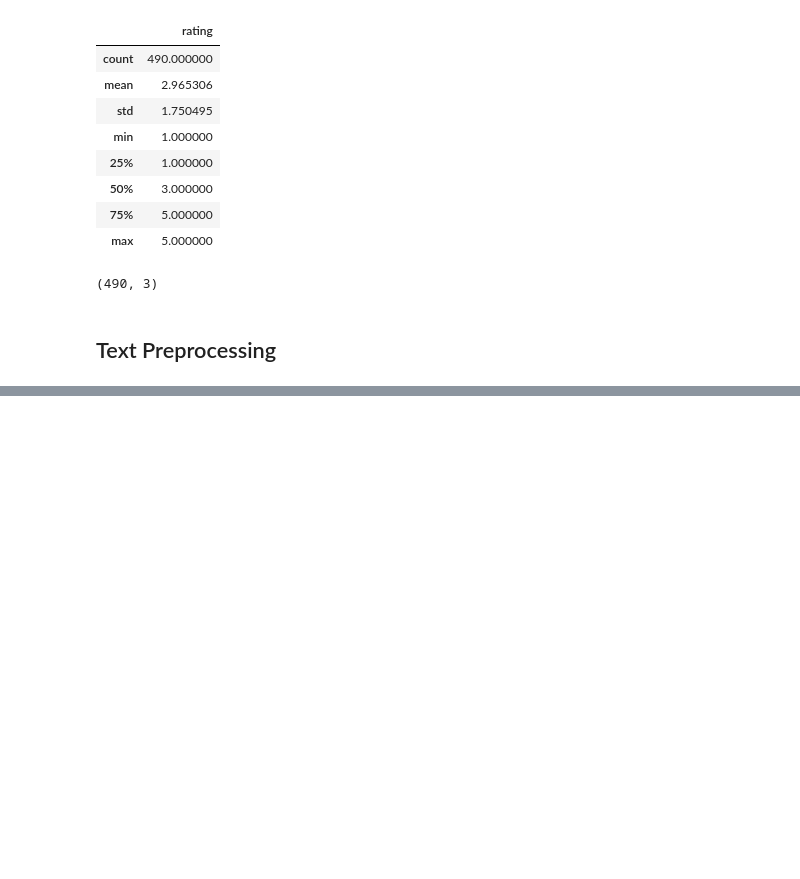
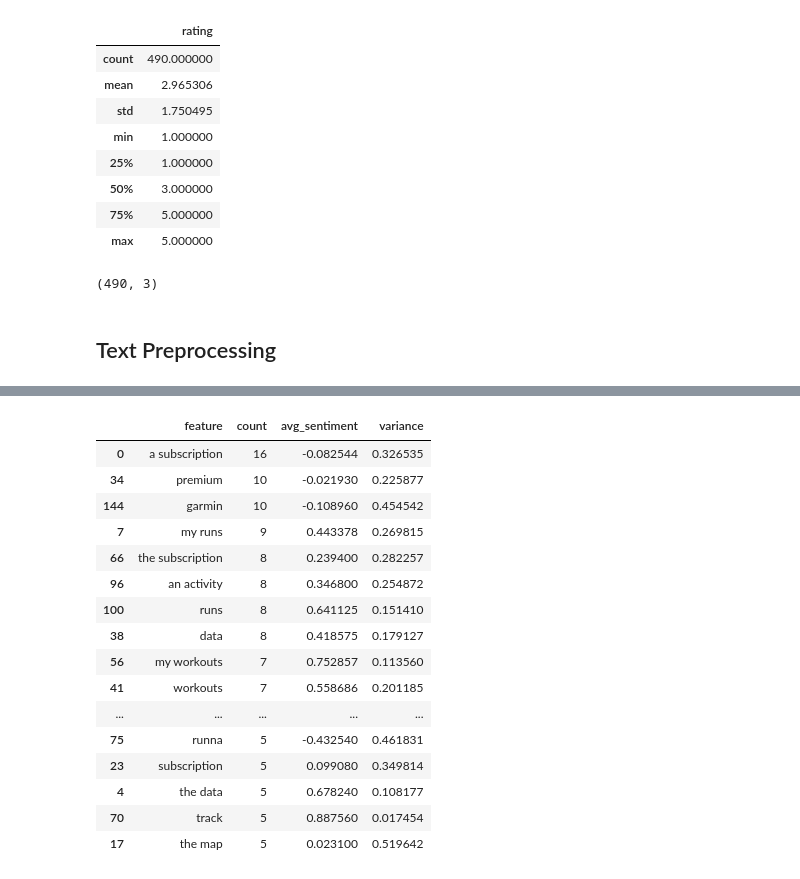
Before and after one commit to geoffreycloud/ios-app-review-insights, a Jupyter notebook: Sentiment_Analysis_FE.ipynb, the cells around one changed output, grey strips where cells are left out. Cells and saved outputs as stored; diff of their text form; code cells hidden in the pictures; blank space fills up the shorter version.

```diff
--- a/Sentiment_Analysis_FE.ipynb
+++ b/Sentiment_Analysis_FE.ipynb
@@ -52,0 +119,7 @@ ModuleNotFoundError: No module named 'urllib3.packages.six.moves'
+# %%
+from vaderSentiment.vaderSentiment import SentimentIntensityAnalyzer
+
+analyzer = SentimentIntensityAnalyzer()
+
+def get_sentiment(text):
+    return analyzer.polarity_scores(text)["compound"]
@@ -52,0 +218,20 @@ ModuleNotFoundError: No module named 'urllib3.packages.six.moves'
+# %%
+feature_df.sort_values("count", ascending=False).head(20)
+# %% [output]
+|  | feature | count | avg_sentiment | variance |
+| 0 | a subscription | 16 | -0.082544 | 0.326535 |
+| 34 | premium | 10 | -0.021930 | 0.225877 |
+| 144 | garmin | 10 | -0.108960 | 0.454542 |
+| 7 | my runs | 9 | 0.443378 | 0.269815 |
+| 66 | the subscription | 8 | 0.239400 | 0.282257 |
+| 96 | an activity | 8 | 0.346800 | 0.254872 |
+| 100 | runs | 8 | 0.641125 | 0.151410 |
+| 38 | data | 8 | 0.418575 | 0.179127 |
+| 56 | my workouts | 7 | 0.752857 | 0.113560 |
+| 41 | workouts | 7 | 0.558686 | 0.201185 |
+| ... | ... | ... | ... | ... |
+| 75 | runna | 5 | -0.432540 | 0.461831 |
+| 23 | subscription | 5 | 0.099080 | 0.349814 |
+| 4 | the data | 5 | 0.678240 | 0.108177 |
+| 70 | track | 5 | 0.887560 | 0.017454 |
+| 17 | the map | 5 | 0.023100 | 0.519642 |
```
Also changed, not shown: parts of 10 cells of this notebook.
